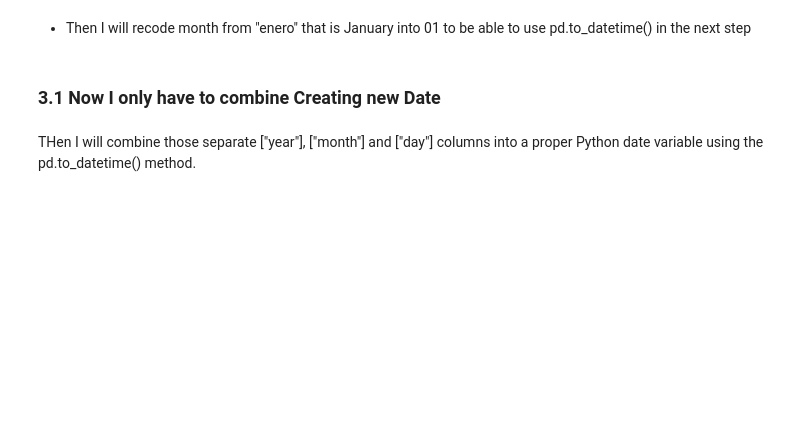
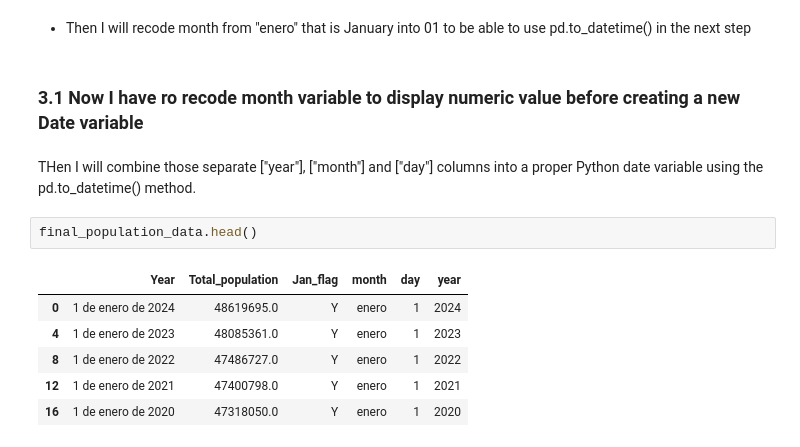
Before and after one commit to Pablo-source/ML-using-Python, a Jupyter notebook: data_wrangling_scripts/10 Import excel file creating standard date variable.ipynb, the cells around one changed output. Saved outputs shown, nothing was run; the diff lists cells and outputs as text; blank space fills up the shorter version.

```diff
--- a/data_wrangling_scripts/10 Import excel file creating standard date variable.ipynb
+++ b/data_wrangling_scripts/10 Import excel file creating standard date variable.ipynb
@@ -299,6 +299,15 @@ See the caveats in the documentation: https://pandas.pydata.org/pandas-docs/stab
 # %% [markdown]
 - Then I will recode month from "enero" that is January into 01 to be able to use pd.to_datetime() in the next step
 # %% [markdown]
-### 3.1 Now I only have to combine  Creating new Date
+### 3.1 Now I have ro recode month variable to display numeric value before creating a new Date variable
 # %% [markdown]
  THen I will combine those separate ["year"], ["month"] and ["day"] columns into a proper Python date variable using the pd.to_datetime() method.
+# %%
+final_population_data.head()
+# %% [output]
+|  | Year | Total_population | Jan_flag | month | day | year |
+| 0 | 1 de enero de 2024 | 48619695.0 | Y | enero | 1 | 2024 |
+| 4 | 1 de enero de 2023 | 48085361.0 | Y | enero | 1 | 2023 |
+| 8 | 1 de enero de 2022 | 47486727.0 | Y | enero | 1 | 2022 |
+| 12 | 1 de enero de 2021 | 47400798.0 | Y | enero | 1 | 2021 |
+| 16 | 1 de enero de 2020 | 47318050.0 | Y | enero | 1 | 2020 |
```
Also changed, not shown: parts of 5 cells of this notebook.
